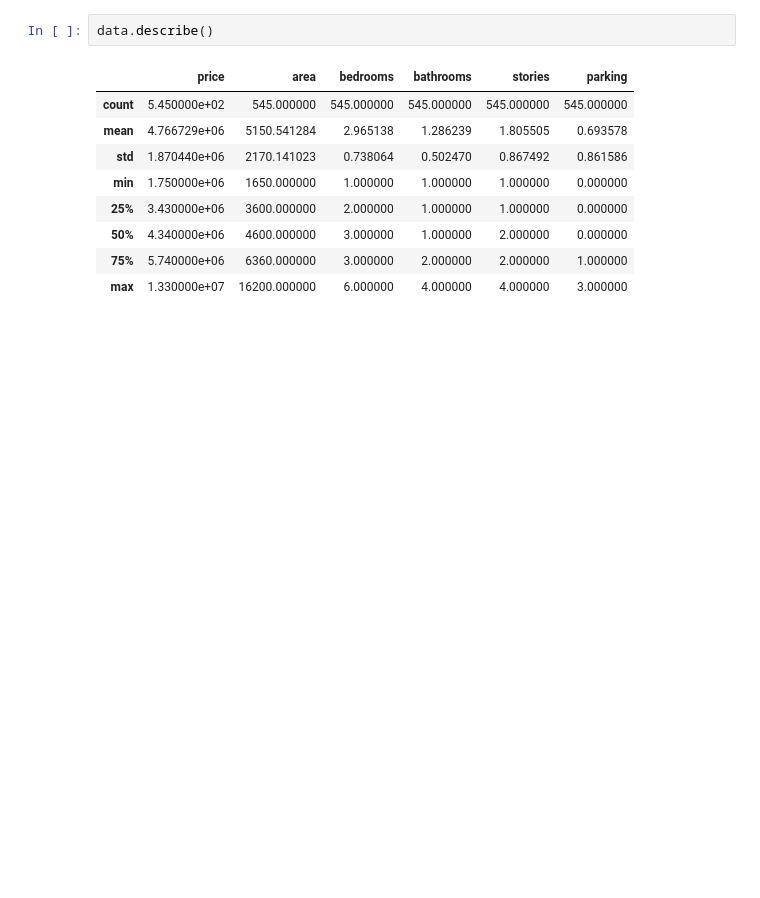
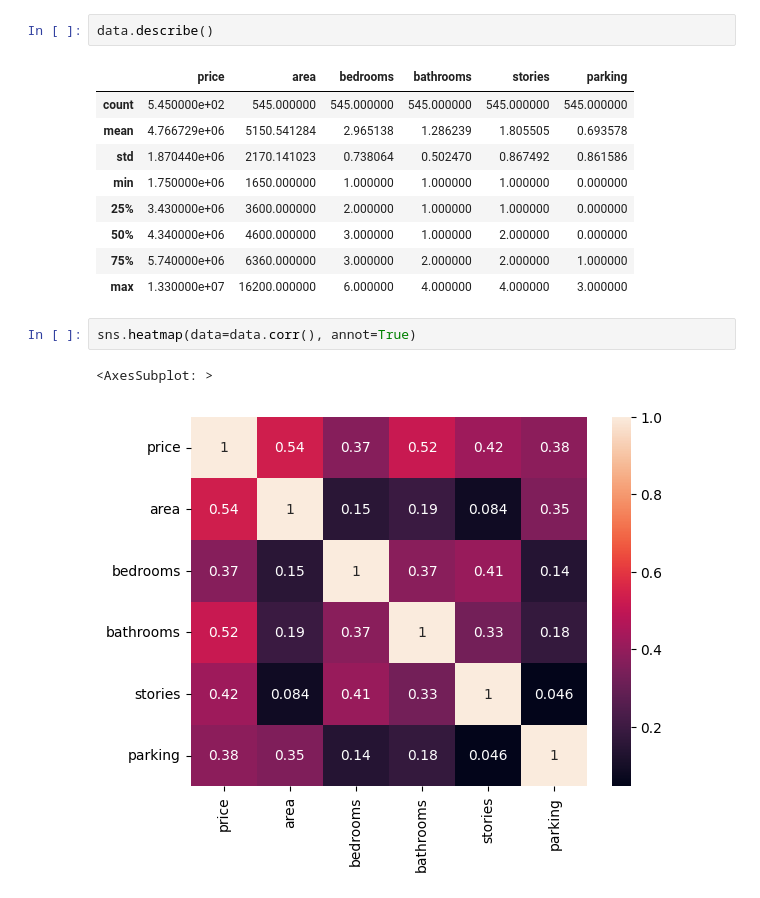
Before and after one commit to nadeap/Fullstack-DS, a Jupyter notebook: SerkomDS/Housepredict.ipynb, the cells around one changed output. Cells and saved outputs as stored; diff of their text form; blank space fills up the shorter version.

```diff
--- a/SerkomDS/Housepredict.ipynb
+++ b/SerkomDS/Housepredict.ipynb
@@ -78,3 +87,8 @@ data.describe()
 | 50% | 4.340000e+06 | 4600.000000 | 3.000000 | 1.000000 | 2.000000 | 0.000000 |
 | 75% | 5.740000e+06 | 6360.000000 | 3.000000 | 2.000000 | 2.000000 | 1.000000 |
 | max | 1.330000e+07 | 16200.000000 | 6.000000 | 4.000000 | 4.000000 | 3.000000 |
+# %%
+sns.heatmap(data=data.corr(), annot=True)
+# %% [output]
+<AxesSubplot: >
+[figure, added]
```
Also changed, not shown: parts of 6 cells of this notebook.
